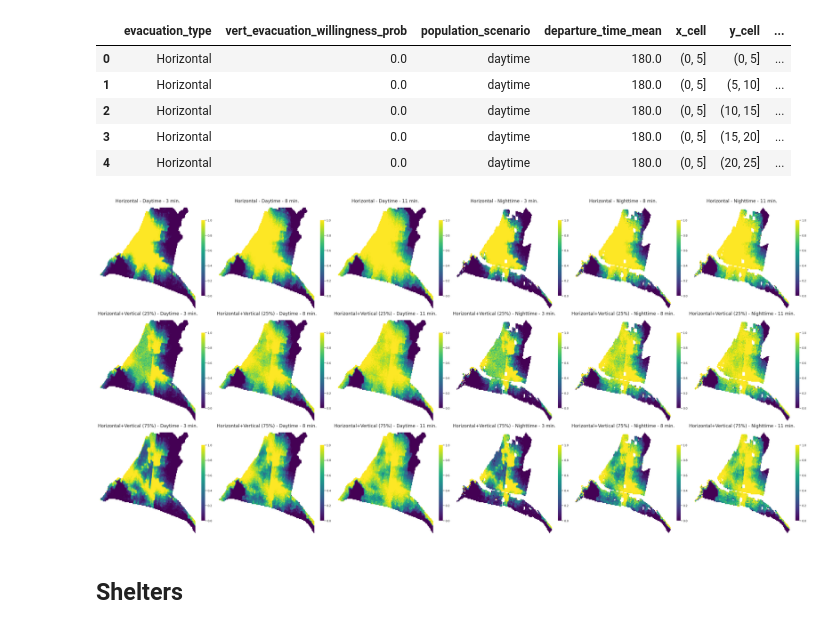
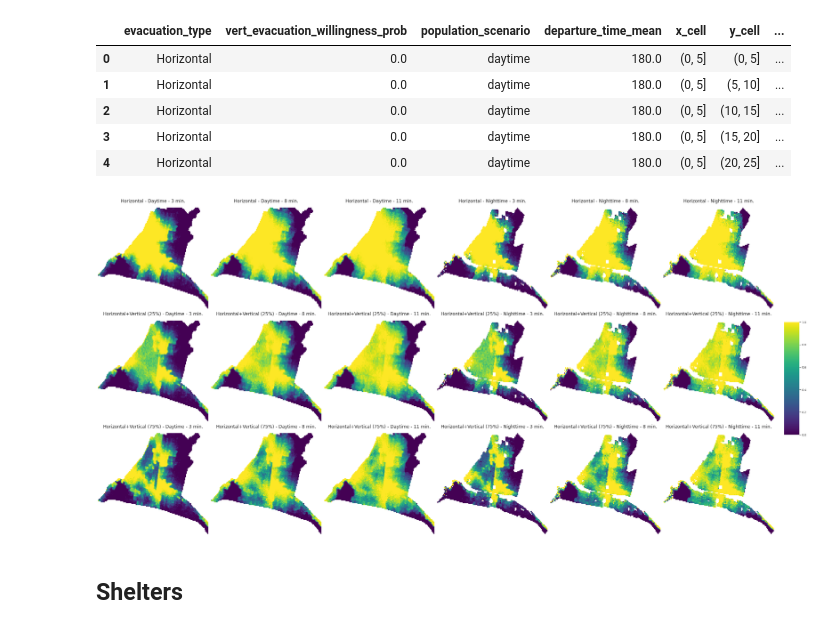
Before and after one commit to aoguedao/tsunami-vertical-evacuation, a Jupyter notebook: notebooks/postprocessing.ipynb, the cells around one changed output. Drawn from its saved outputs; the diff is of its cells as text; code cells hidden in the pictures.

```diff
--- a/notebooks/postprocessing.ipynb
+++ b/notebooks/postprocessing.ipynb
@@ -306,41 +286,44 @@ pedestrians_death_groups = pedestrians_death.groupby(
             "departure_time_mean",
         ]
     )
-
+i = 0
 with sns.axes_style("white"):
-    fig, axs = plt.subplots(3, 6, figsize=(38, 18), sharex=True, sharey=True)
+    fig, axs = plt.subplots(3, 6, figsize=(40, 18), sharex=True, sharey=True, facecolor="white")
+    cbar_ax = fig.add_axes([.91, .3, .02, .33])
     for (name, df), ax in zip(pedestrians_death_groups, axs.reshape(-1)):
         evac_type, vert_will, pop_scenario, depar_time = name
         if evac_type == 'Horizontal':
             title = f"{evac_type} - {pop_scenario.capitalize()} - {int(depar_time / 60)} min."
         else:
             title = f"{evac_type} ({vert_will:.0%}) - {pop_scenario.capitalize()} - {int(depar_time / 60)} min."
         sns.heatmap(
             df.pivot_table(
                 index="y_cell",
                 columns="x_cell",
                 values="death_ratio",
                 aggfunc=np.mean,
             ).values,
             vmin=0,
             vmax=1,
             cmap="viridis",
             xticklabels=False,
             yticklabels=False,
 #             square=True,
-            cbar=True,
-            cbar_kws={
-                "shrink": .75,
-#                 "orientation": "horizontal"
-            },
+            cbar=i == 0,
+            cbar_ax=None if i else cbar_ax,
+#             cbar_kws={
+#                 "shrink": .75,
+# #                 "orientation": "horizontal"
+#             },
             ax=ax
         )
         ax.invert_yaxis()
         ax.set_title(title, fontsize=17, pad=20)
+        i += 1
 fig.subplots_adjust(hspace=.2, wspace=.1)
-fig.tight_layout()
+fig.tight_layout(rect=[0, 0, .9, 1])
 fig.savefig(postprocessing_path / "death_ratio_heatmap.png", dpi=300)
 fig.show()
 # %% [output]
-[figure, old version]
+[figure, new version]
 # %%
```
Also changed, not shown: parts of 8 cells of this notebook.
